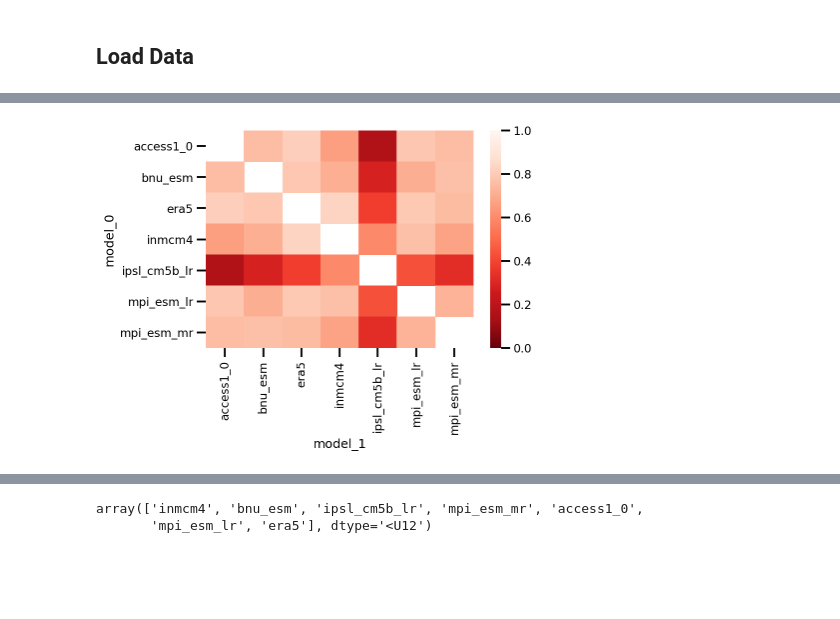
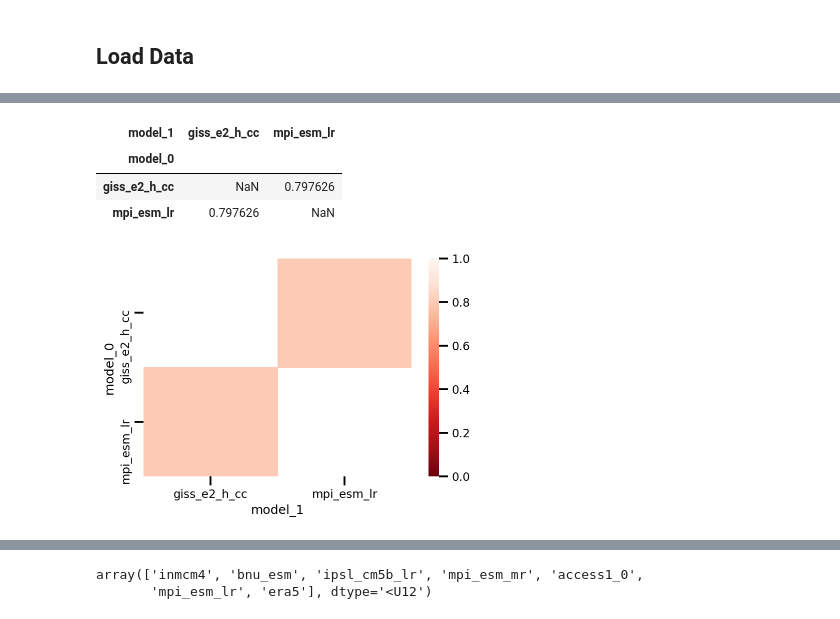
Before and after one commit to IPL-UV/gauss4eo, a Jupyter notebook: docs/content/climate/demo_exp.ipynb, the cells around one changed output, grey strips where cells are left out. Cells and saved outputs as stored; diff of their text form; code cells hidden in the pictures; blank space fills up the shorter version.

```diff
--- a/docs/content/climate/demo_exp.ipynb
+++ b/docs/content/climate/demo_exp.ipynb
@@ -120,8 +119,12 @@ for ifile in nc_files:
 # =====================
 # Select Time Slice
 # =====================
-for imodel_id, ids in ds.items():
-    ds[imodel_id] = ds[imodel_id].sel(time=TIME_SLICE)
+with tqdm.tqdm(ds.items()) as pbar:
+    for imodel_id, ids in pbar:
+
+        pbar.set_description(f"Model: {model_id}")
+
+        ds[imodel_id] = ds[imodel_id].sel(time=TIME_SLICE)
 
 n_time = ds[imodel_id]["time"].values.shape[0]
 # %%
@@ -141,14 +144,14 @@ n_lon = ds_out.coords["lon"].values.shape[0]
 final_ds = []
 
 for imodel_id, ids in ds.items():
-    if imodel_id == "ipsl_cm5b_lr":
-        t = ids.psl
-        t.attrs = ids.attrs
-        final_ds.append(t)
-        continue
+#     if imodel_id == "ipsl_cm5b_lr":
+#         t = ids.psl
+#         t.attrs = ids.attrs
+#         final_ds.append(t)
+#         continue
 
     regridder = xe.Regridder(ids, ds_out, "nearest_s2d")
-    t = regridder(ids["psl"])
+    t = regridder(ids["psl"].compute())
     t.attrs = ids.attrs
     final_ds.append(t)
 
@@ -160,0 +189,2 @@ array(['inmcm4', 'bnu_esm', 'ipsl_cm5b_lr', 'mpi_esm_mr', 'access1_0',
+# %%
+EXPERIMENT = "multivariate"
@@ -238,11 +323,19 @@ all_stats
+# %%
+df_ = get_pivot_df(all_stats, "pearson_d")
+df_
+# %% [output]
+| model_1 | giss_e2_h_cc | mpi_esm_lr |
+| model_0 |  |  |
+| giss_e2_h_cc | NaN | 0.797626 |
+| mpi_esm_lr | 0.797626 | NaN |
 # %%
-t = all_stats[["model_0", "model_1", "pearson"]]
-t = pd.concat([t, t.rename(columns={"model_0": "model_1", "model_1": "model_0"})], axis=0).drop_duplicates()
-t = t.pivot("model_0", "model_1", "pearson")
+# t = all_stats[["model_0", "model_1", "pearson"]]
+# t = pd.concat([t, t.rename(columns={"model_0": "model_1", "model_1": "model_0"})], axis=0).drop_duplicates()
+# t = t.pivot("model_0", "model_1", "pearson")
 
-ax = sns.heatmap(t, vmin=0, vmax=1.0, cmap='Reds_r')
+ax = sns.heatmap(df_, vmin=0, vmax=1.0, cmap='Reds_r')
 # %% [output]
-[figure, old version]
+[figure, new version]
 # %%
 t = all_stats[["model_0", "model_1", "rv_coef"]]
 t = pd.concat([t, t.rename(columns={"model_0": "model_1", "model_1": "model_0"})], axis=0).drop_duplicates()
```
Also changed, not shown: parts of 27 cells of this notebook, 7 other files.
